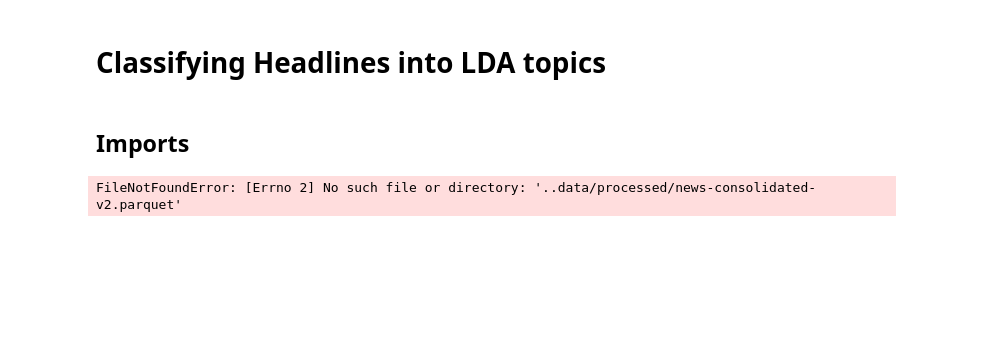
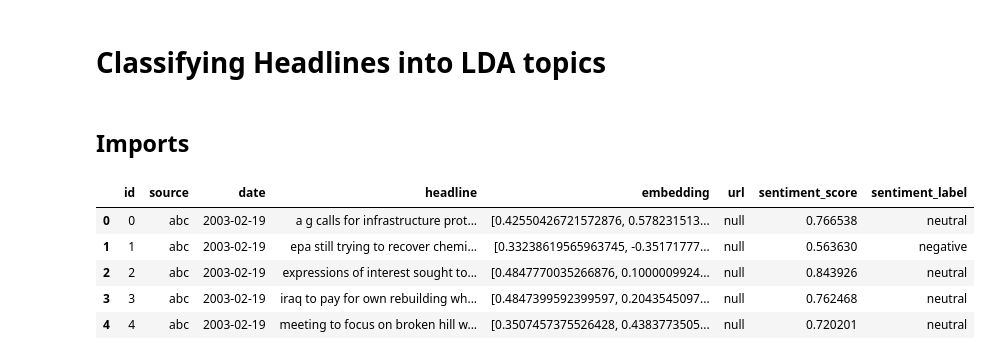
Before and after one commit to cLLiMate/cLLiMate, a Jupyter notebook: notebooks/psb-007-LDA_classification.ipynb, the cells around one changed output. Drawn from its saved outputs; the diff is of its cells as text; code cells hidden in the pictures; blank space fills up the shorter version.

```diff
--- a/notebooks/psb-007-LDA_classification.ipynb
+++ b/notebooks/psb-007-LDA_classification.ipynb
@@ -7,5 +12,10 @@ import pandas as pd
 # %%
-total_data = pd.read_parquet("..data/processed/news-consolidated-v2.parquet")
+total_data = pd.read_parquet("../data/processed/news-consolidated-v2.parquet")
 total_data.head()
 # %% [output]
-FileNotFoundError: [Errno 2] No such file or directory: '..data/processed/news-consolidated-v2.parquet'
+|  | id | source | date | headline | embedding | url | sentiment_score | sentiment_label |
+| 0 | 0 | abc | 2003-02-19 | a g calls for infrastructure prot... | [0.42550426721572876, 0.578231513... | null | 0.766538 | neutral |
+| 1 | 1 | abc | 2003-02-19 | epa still trying to recover chemi... | [0.33238619565963745, -0.35171777... | null | 0.563630 | negative |
+| 2 | 2 | abc | 2003-02-19 | expressions of interest sought to... | [0.4847770035266876, 0.1000009924... | null | 0.843926 | neutral |
+| 3 | 3 | abc | 2003-02-19 | iraq to pay for own rebuilding wh... | [0.4847399592399597, 0.2043545097... | null | 0.762468 | neutral |
+| 4 | 4 | abc | 2003-02-19 | meeting to focus on broken hill w... | [0.3507457375526428, 0.4383773505... | null | 0.720201 | neutral |
```
Also changed, not shown: parts of 11 cells of this notebook, 5 other files.
